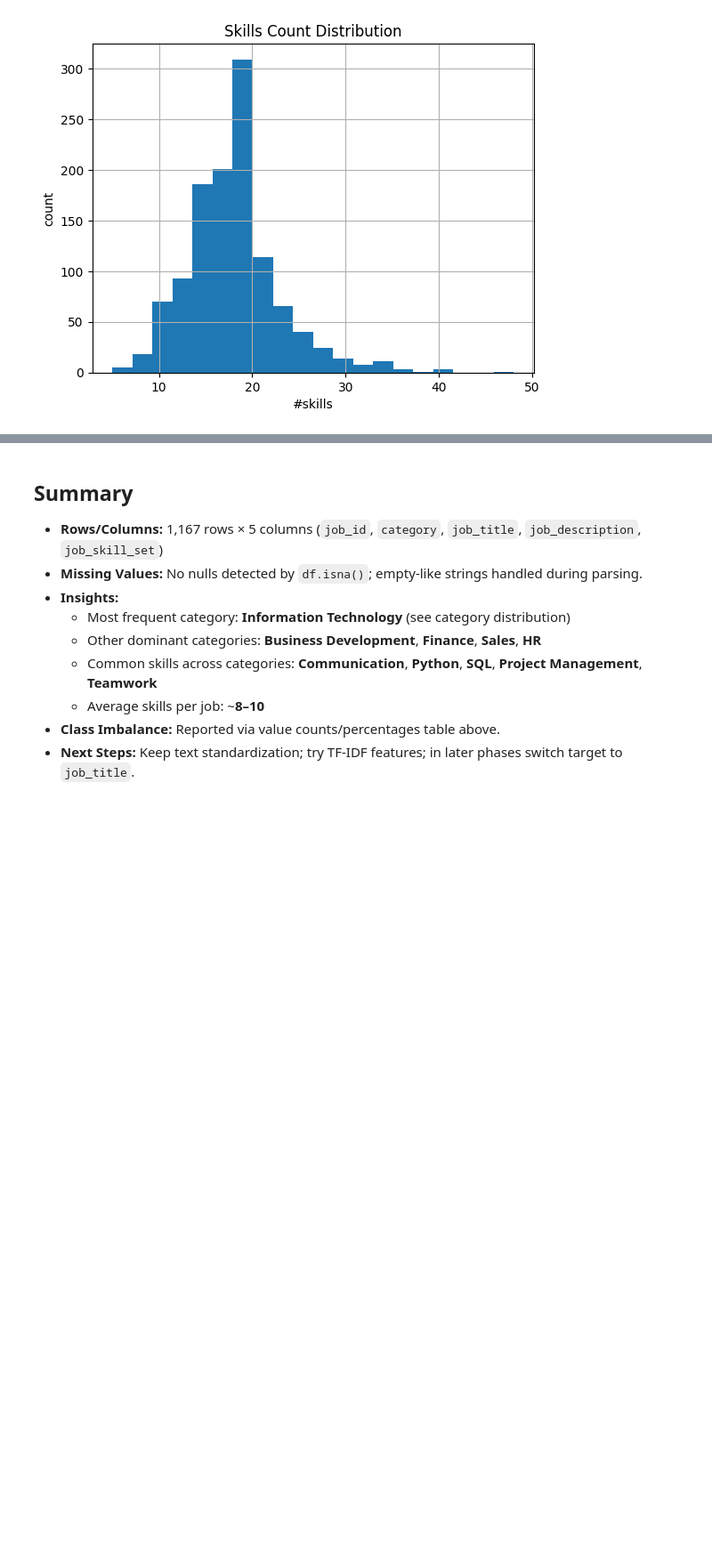
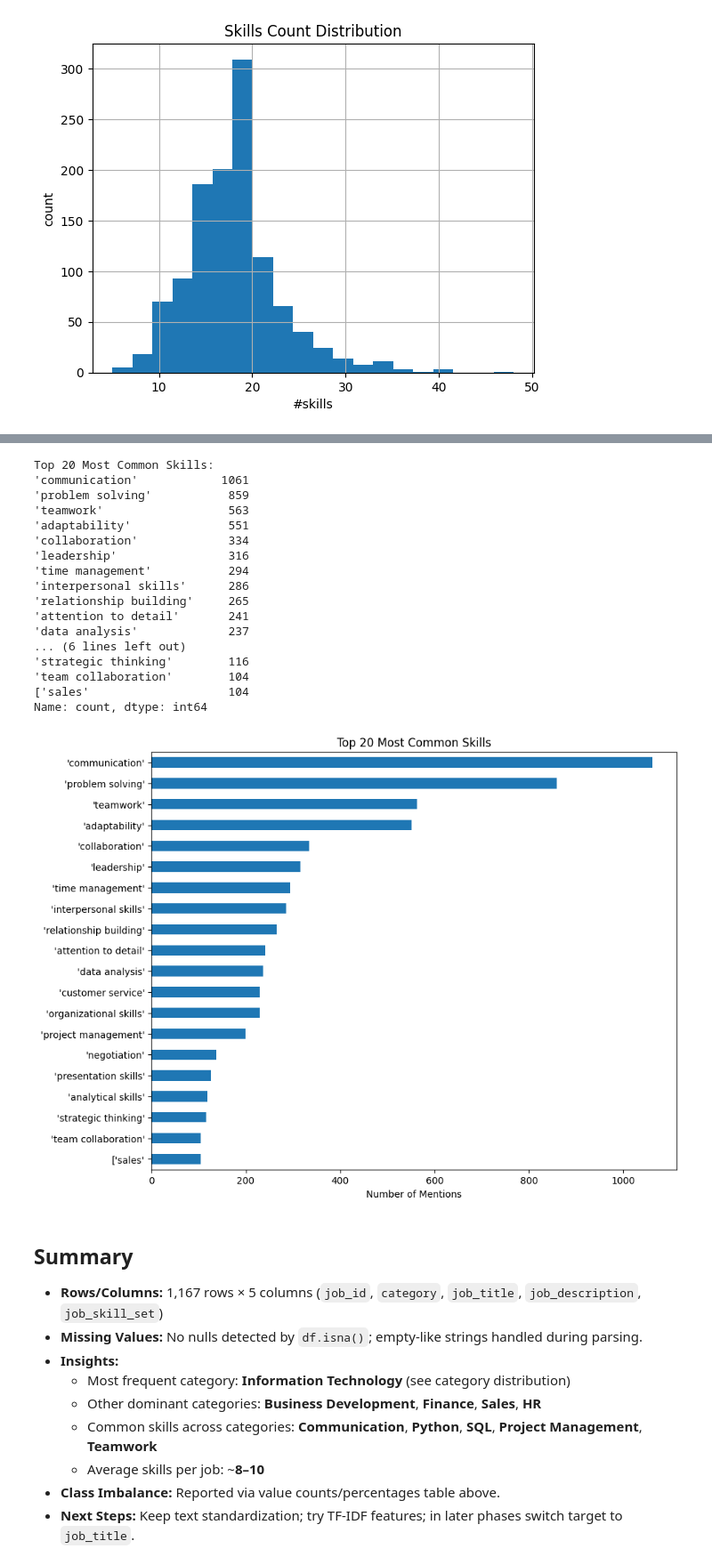
Before and after one commit to RanaaAlanezi/SWE485-Project-Group7, a Jupyter notebook: Phase1_Data_Exploration.ipynb, the cells around one changed output, grey strips where cells are left out. Shown: that part at 89% size. Drawn from its saved outputs; the diff is of its cells as text; code cells hidden in the pictures; blank space fills up the shorter version.

```diff
--- a/Phase1_Data_Exploration.ipynb
+++ b/Phase1_Data_Exploration.ipynb
@@ -176,3 +216,47 @@ display(variance)
+# %%
+# Skill Analysis Code
+
+# Create a list that contains all skills from all jobs
+all_skills = []
+for index, row in df.iterrows():
+    # Make sure the cell is not empty and is a string
+    if pd.notna(row['job_skill_set']) and isinstance(row['job_skill_set'], str):
+        skills_list = [skill.strip().lower() for skill in row['job_skill_set'].split(',')]
+        all_skills.extend(skills_list)
+
+# Count the frequency of each skill
+skills_series = pd.Series(all_skills)
+
+# Display the top 20 most common skills
+print("Top 20 Most Common Skills:")
+top_skills = skills_series.value_counts().head(20)
+print(top_skills)
+
+# Plot the top 20 skills
+plt.figure(figsize=(10, 8))
+top_skills.sort_values().plot(kind='barh')
+plt.title('Top 20 Most Common Skills')
+plt.xlabel('Number of Mentions')
+plt.show()
+# %% [output]
+Top 20 Most Common Skills:
+'communication'            1061
+'problem solving'           859
+'teamwork'                  563
+'adaptability'              551
+'collaboration'             334
+'leadership'                316
+'time management'           294
+'interpersonal skills'      286
+'relationship building'     265
+'attention to detail'       241
+'data analysis'             237
+... (6 lines left out)
+'strategic thinking'        116
+'team collaboration'        104
+['sales'                    104
+Name: count, dtype: int64
+[figure, added]
 # %% [markdown]
 ## Summary
 - **Rows/Columns:** 1,167 rows × 5 columns (`job_id`, `category`, `job_title`, `job_description`, `job_skill_set`)
```
Also changed, not shown: parts of 7 cells of this notebook.
